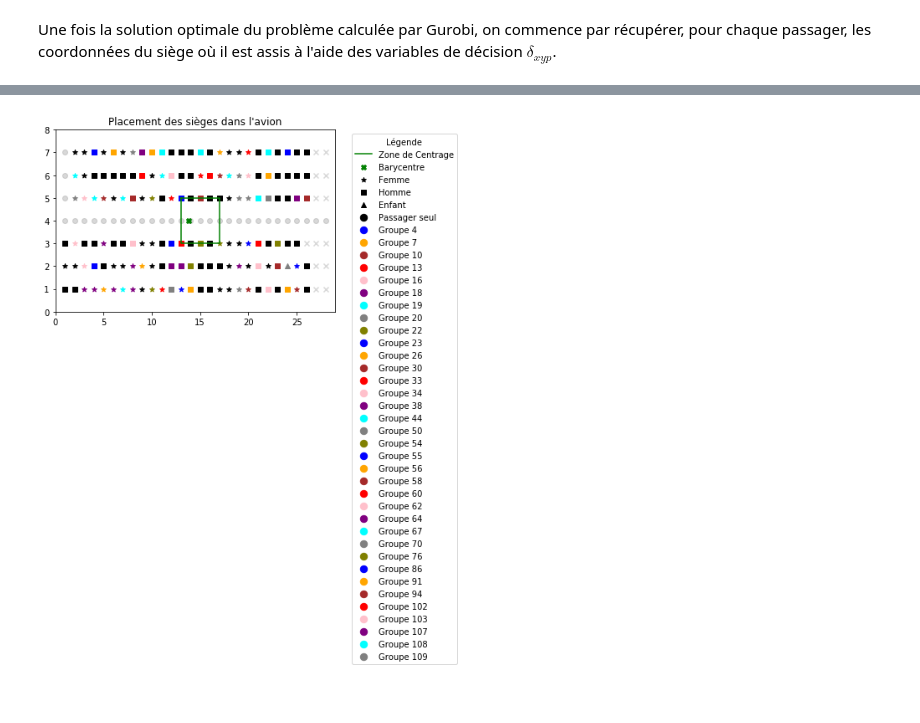
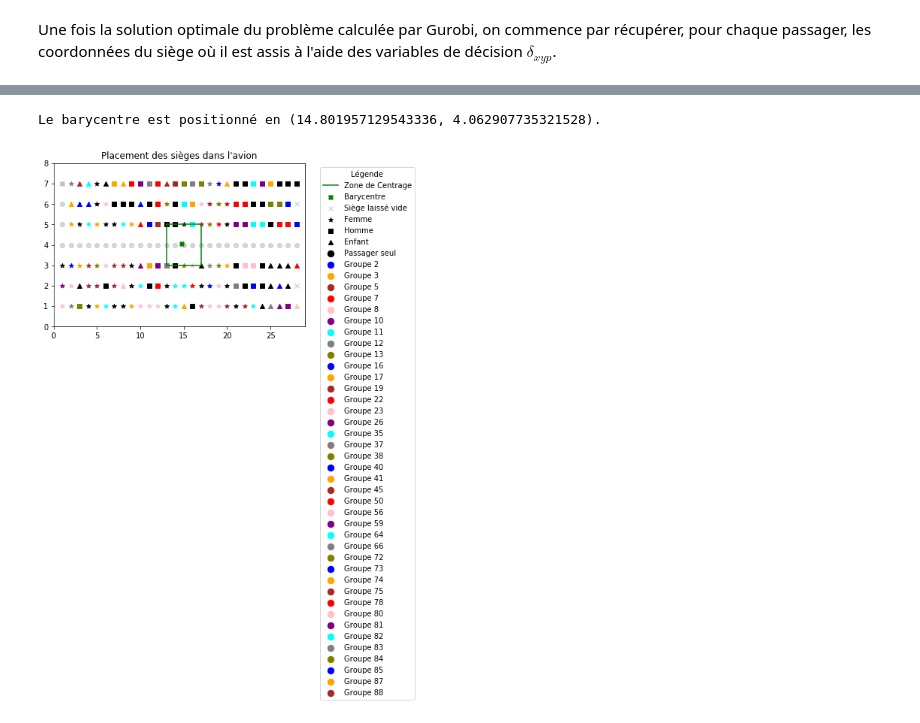
Before and after one commit to tonywu71/AirFrance-Seating-Optimization, a Jupyter notebook: Placement_des_Passagers.ipynb, the cells around one changed output, grey strips where cells are left out. Cells and saved outputs as stored; diff of their text form; code cells hidden in the pictures.

```diff
--- a/Placement_des_Passagers.ipynb
+++ b/Placement_des_Passagers.ipynb
@@ -227,0 +230,4 @@ L'avion possède 12 sièges près des issues de secours situés aux places [(11,
+# %%
+SF = [(x,y) for y in range(0,9) for x in range(0,30) if x == 0 or x == 29 or y == 0 or y == 8]
+
+print("Pour simplifier la fonction objectif, on introduit {} sièges ficitifs situés aux positions fictives {}.".format(len(SF),SF))
@@ -436,7 +444,7 @@ def get_filepath(date, data_source='data'):
 # %% [markdown]
 On commence par afficher sous forme de tableau les données du jour à des fins visuelles.
 # %%
-df = read_and_preprocess('7Nov')
+df = read_and_preprocess('17Nov')
 df # Affichage
 # %% [output]
 |  | Femmes | Hommes | Enfants | WCHR | Classe | TransitTime |
@@ -490,8 +498,10 @@ Using license file C:\Users\Thomas\gurobi.lic
 # %%
 delta_xyp = {}
 
-for x in range(1,29):
-    for y in range(1,8):
+for x in range(30):
+    for y in range(9):
+#for x in range(1,29):
+#    for y in range(1,8):
         for passager in listePassagers:
             delta_xyp[x,y,passager.id_passager] = m.addVar(vtype = GRB.BINARY, name = "delta_{},{},{}".format(x,y,passager.id_passager))
 # %% [markdown]
@@ -501,5 +511,6 @@ for x in range(1,29):
 # %%
 contrainteSiegesVides = m.addConstr(sum(sum(delta_xyp[x,y,passager.id_passager] for x,y in S0) for passager in listePassagers) == 0, name = "C - Sièges Vides")
+contrainteSiegesFictifs = m.addConstr(sum(sum(delta_xyp[x,y,passager.id_passager] for x,y in SF) for passager in listePassagers) == 0, name = "C - Sièges Fictifs")
 # %% [markdown]
 #### 4.5.2. Au plus un passager par siège
 # %%
@@ -606,6 +617,9 @@ Passager # 152, catégorie hommes du groupe #110, classe Y et temps de correspon
 # Position du barycentre
 
 barycentre = sum(sum(passager.poids*x*delta_xyp[x,y,passager.id_passager].x for x,y in S) for passager in listePassagers)/masseTotalePassagers, sum(sum(passager.poids*y*delta_xyp[x,y,passager.id_passager].x for x,y in S) for passager in listePassagers)/masseTotalePassagers
+print("Le barycentre est positionné en {}.".format(barycentre))
+# %% [output]
+Le barycentre est positionné en (14.801957129543336, 4.062907735321528).
 # %%
 # Représentation graphique de la solution
 
@@ -632,33 +646,35 @@ indexColor = 0
 plt.plot([13,13,17,17,13],[5,3,3,5,5],color="green",label="Zone de Centrage")
 
 plt.scatter(barycentre[0],barycentre[1],marker="X",color="green",label="Barycentre")
+
+plt.scatter(x,y,color="grey",alpha=0.3,marker="x",label="Siège laissé vide")
 
 plt.scatter(1000,1000,marker="*",label="Femme",color="black")
 plt.scatter(1000,1000,marker="s",label="Homme",color="black")
 plt.scatter(1000,1000,marker="^",label="Enfant",color="black")
 
 plt.scatter(1000,1000,s=70,label="Passager seul",color="black")
 
 for groupe in listeGroupes:
     if groupe.est_seul():
         color = "black"
     else:
         color = colors[indexColor]
         indexColor = (indexColor+1)%len(colors)
         plt.scatter(1000,1000,s=70,color=color,label="Groupe {}".format(groupe.idx))
     for passager in groupe.list_passagers:
         x,y = placement[passager.id_passager]
         plt.scatter(x,y,marker=passagerMarker(passager),color=color)
 
 
 for x,y in S:
     if (x,y) not in placement.values():
         plt.scatter(x,y,color="grey",alpha=0.3,marker="x")
 
 plt.axis([0,29,0,8],'equal')
 plt.title("Placement des sièges dans l'avion")
 plt.legend(bbox_to_anchor=(1.45,1),title="Légende")
 
 plt.show()
 # %% [output]
-[figure, old version]
+[figure, new version]
```
Also changed, not shown: parts of 8 cells of this notebook.
